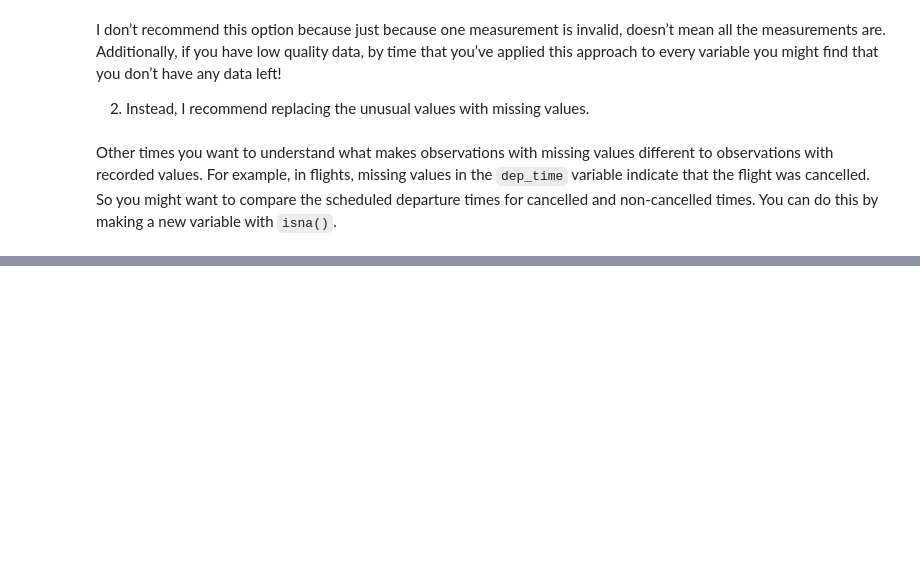
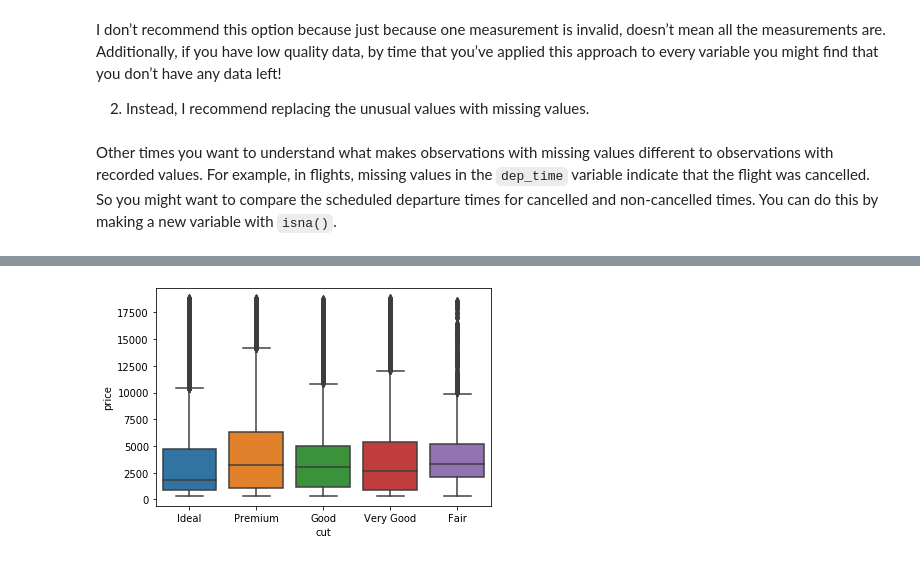
Before and after one commit to markumreed/ds4b, a Jupyter notebook: python_ds4b/01_exploration/03_exploratory_data_analysis/00_eda.ipynb, the cells around one changed output, grey strips where cells are left out. Drawn from its saved outputs; the diff is of its cells as text; code cells hidden in the pictures; blank space fills up the shorter version.

```diff
--- a/python_ds4b/01_exploration/03_exploratory_data_analysis/00_eda.ipynb
+++ b/python_ds4b/01_exploration/03_exploratory_data_analysis/00_eda.ipynb
@@ -215,0 +232,4 @@ ValueError: ignored
+# %%
+sns.boxplot(x="cut",y="price",data=diamonds);
+# %% [output]
+[figure, added]
```
Also changed, not shown: parts of 27 cells of this notebook.
